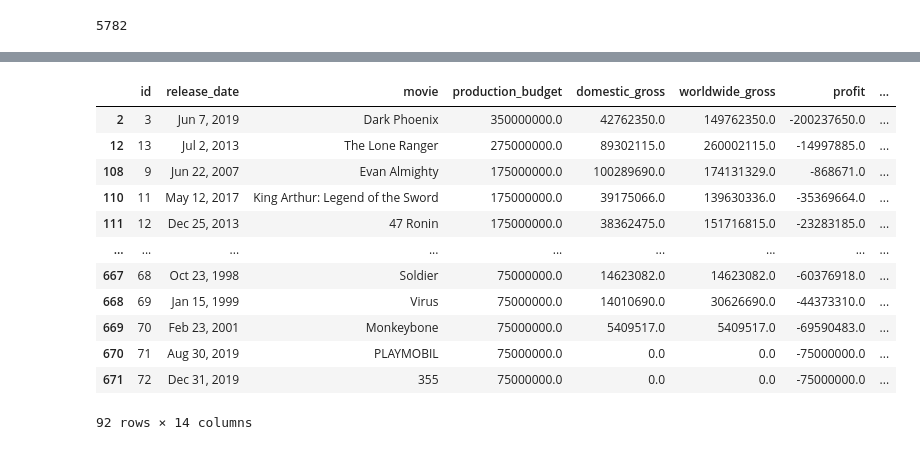
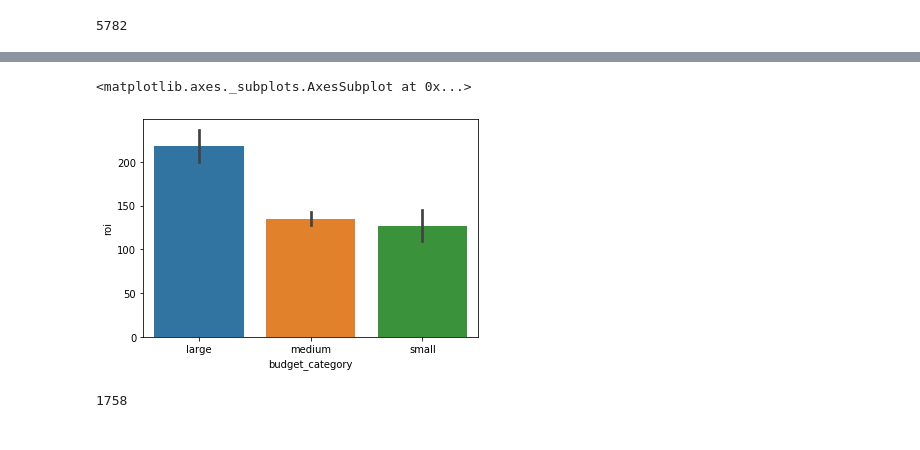
Before and after one commit to SlimHintz/movie-data-eda, a Jupyter notebook: Aidan_work/roi_from_budget_table.ipynb, the cells around one changed output, grey strips where cells are left out. Drawn from its saved outputs; the diff is of its cells as text; code cells hidden in the pictures.

```diff
--- a/Aidan_work/roi_from_budget_table.ipynb
+++ b/Aidan_work/roi_from_budget_table.ipynb
@@ -105,16 +124,11 @@ sns.distplot(df[df.budget_category == 'large']['roi'], ax = axes[2]);
+# %%
+#y = df[df.outlier_budget == True]['roi']
+y =df[df.roi<1000]['roi']
+sns.barplot(y= y, x = df['budget_category'])
+# %% [output]
+<matplotlib.axes._subplots.AxesSubplot at 0x...>
+[figure, added]
 # %%
-len(df[(df.outlier_budget == True)&(df.lost_money == True)])
+len(df[df['lost_money']==True])
 # %% [output]
-|  | id | release_date | movie | production_budget | domestic_gross | worldwide_gross | profit | ... |
-| 2 | 3 | Jun 7, 2019 | Dark Phoenix | 350000000.0 | 42762350.0 | 149762350.0 | -200237650.0 | ... |
-| 12 | 13 | Jul 2, 2013 | The Lone Ranger | 275000000.0 | 89302115.0 | 260002115.0 | -14997885.0 | ... |
-| 108 | 9 | Jun 22, 2007 | Evan Almighty | 175000000.0 | 100289690.0 | 174131329.0 | -868671.0 | ... |
-| 110 | 11 | May 12, 2017 | King Arthur: Legend of the Sword | 175000000.0 | 39175066.0 | 139630336.0 | -35369664.0 | ... |
-| 111 | 12 | Dec 25, 2013 | 47 Ronin | 175000000.0 | 38362475.0 | 151716815.0 | -23283185.0 | ... |
-| ... | ... | ... | ... | ... | ... | ... | ... | ... |
-| 667 | 68 | Oct 23, 1998 | Soldier | 75000000.0 | 14623082.0 | 14623082.0 | -60376918.0 | ... |
-| 668 | 69 | Jan 15, 1999 | Virus | 75000000.0 | 14010690.0 | 30626690.0 | -44373310.0 | ... |
-| 669 | 70 | Feb 23, 2001 | Monkeybone | 75000000.0 | 5409517.0 | 5409517.0 | -69590483.0 | ... |
-| 670 | 71 | Aug 30, 2019 | PLAYMOBIL | 75000000.0 | 0.0 | 0.0 | -75000000.0 | ... |
-| 671 | 72 | Dec 31, 2019 | 355 | 75000000.0 | 0.0 | 0.0 | -75000000.0 | ... |
-92 rows × 14 columns
+1758
```
Also changed, not shown: parts of 11 cells of this notebook.
